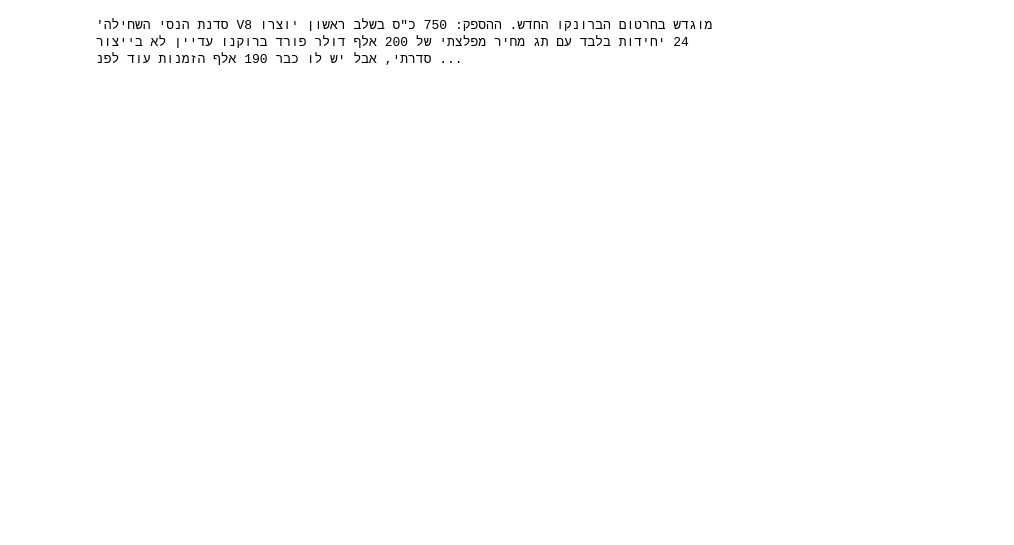
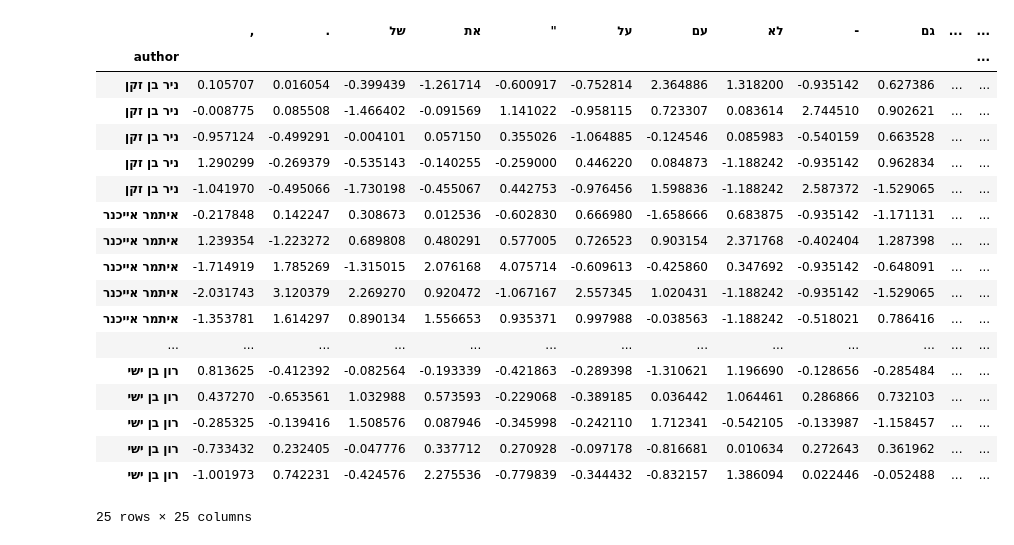
Before and after one commit to nmdanny/hnlp_proj, a Jupyter notebook: eda.ipynb, the cells around one changed output. Drawn from its saved outputs; the diff is of its cells as text; code cells hidden in the pictures; blank space fills up the shorter version.

```diff
--- a/eda.ipynb
+++ b/eda.ipynb
@@ -131,5 +133,22 @@ knn.score(X_test, y_test)
-# %%
-#used_texts = process_data(used_texts, PROCESSING)
-used_texts.iloc[0].text
-# %% [output]
-'סדנת הנסי השחילה V8 מוגדש בחרטום הברונקו החדש. ההספק: 750 כ"ס בשלב ראשון יוצרו 24 יחידות בלבד עם תג מחיר מפלצתי של 200 אלף דולר פורד ברוקנו עדיין לא בייצור סדרתי, אבל יש לו כבר 190 אלף הזמנות עוד לפנ ...
+# %%
+X
+# %% [output]
+|  | , | . | של | את | " | על | עם | לא | - | גם | ... | ... |
+| author |  |  |  |  |  |  |  |  |  |  |  | ... |
+| ניר בן זקן | 0.105707 | 0.016054 | -0.399439 | -1.261714 | -0.600917 | -0.752814 | 2.364886 | 1.318200 | -0.935142 | 0.627386 | ... | ... |
+| ניר בן זקן | -0.008775 | 0.085508 | -1.466402 | -0.091569 | 1.141022 | -0.958115 | 0.723307 | 0.083614 | 2.744510 | 0.902621 | ... | ... |
+| ניר בן זקן | -0.957124 | -0.499291 | -0.004101 | 0.057150 | 0.355026 | -1.064885 | -0.124546 | 0.085983 | -0.540159 | 0.663528 | ... | ... |
+| ניר בן זקן | 1.290299 | -0.269379 | -0.535143 | -0.140255 | -0.259000 | 0.446220 | 0.084873 | -1.188242 | -0.935142 | 0.962834 | ... | ... |
+| ניר בן זקן | -1.041970 | -0.495066 | -1.730198 | -0.455067 | 0.442753 | -0.976456 | 1.598836 | -1.188242 | 2.587372 | -1.529065 | ... | ... |
+| איתמר אייכנר | -0.217848 | 0.142247 | 0.308673 | 0.012536 | -0.602830 | 0.666980 | -1.658666 | 0.683875 | -0.935142 | -1.171131 | ... | ... |
+| איתמר אייכנר | 1.239354 | -1.223272 | 0.689808 | 0.480291 | 0.577005 | 0.726523 | 0.903154 | 2.371768 | -0.402404 | 1.287398 | ... | ... |
+| איתמר אייכנר | -1.714919 | 1.785269 | -1.315015 | 2.076168 | 4.075714 | -0.609613 | -0.425860 | 0.347692 | -0.935142 | -0.648091 | ... | ... |
+| איתמר אייכנר | -2.031743 | 3.120379 | 2.269270 | 0.920472 | -1.067167 | 2.557345 | 1.020431 | -1.188242 | -0.935142 | -1.529065 | ... | ... |
+| איתמר אייכנר | -1.353781 | 1.614297 | 0.890134 | 1.556653 | 0.935371 | 0.997988 | -0.038563 | -1.188242 | -0.518021 | 0.786416 | ... | ... |
+| ... | ... | ... | ... | ... | ... | ... | ... | ... | ... | ... | ... | ... |
+| רון בן ישי | 0.813625 | -0.412392 | -0.082564 | -0.193339 | -0.421863 | -0.289398 | -1.310621 | 1.196690 | -0.128656 | -0.285484 | ... | ... |
+| רון בן ישי | 0.437270 | -0.653561 | 1.032988 | 0.573593 | -0.229068 | -0.389185 | 0.036442 | 1.064461 | 0.286866 | 0.732103 | ... | ... |
+| רון בן ישי | -0.285325 | -0.139416 | 1.508576 | 0.087946 | -0.345998 | -0.242110 | 1.712341 | -0.542105 | -0.133987 | -1.158457 | ... | ... |
+| רון בן ישי | -0.733432 | 0.232405 | -0.047776 | 0.337712 | 0.270928 | -0.097178 | -0.816681 | 0.010634 | 0.272643 | 0.361962 | ... | ... |
+| רון בן ישי | -1.001973 | 0.742231 | -0.424576 | 2.275536 | -0.779839 | -0.344432 | -0.832157 | 1.386094 | 0.022446 | -0.052488 | ... | ... |
+25 rows × 25 columns
```
Also changed, not shown: parts of 6 cells of this notebook, 5 other files.
